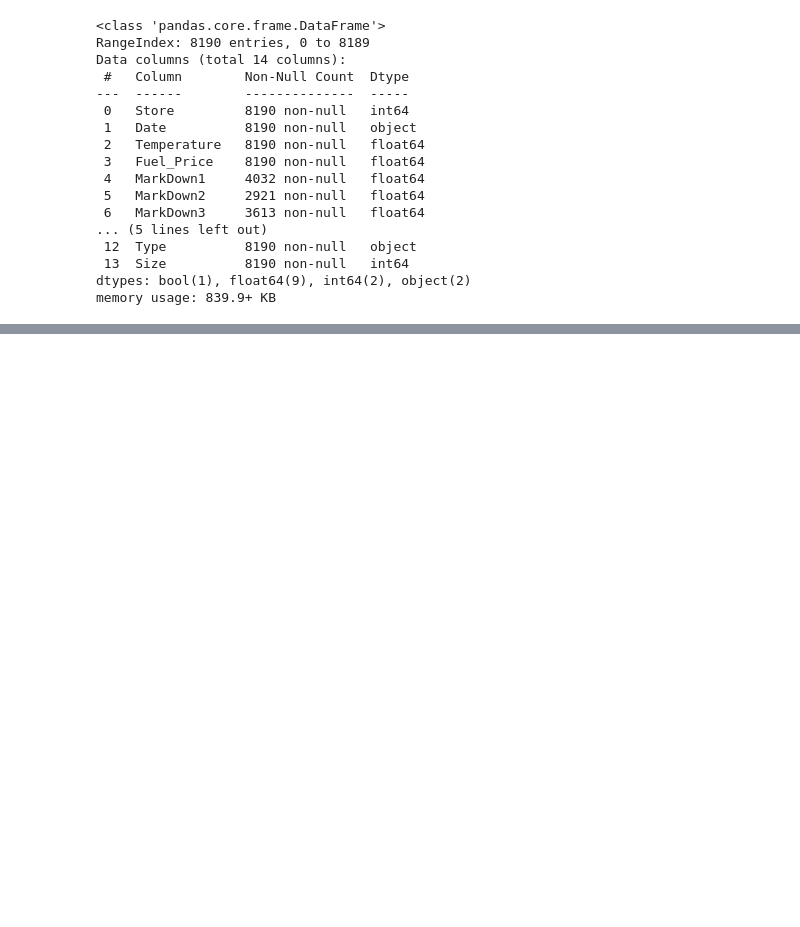
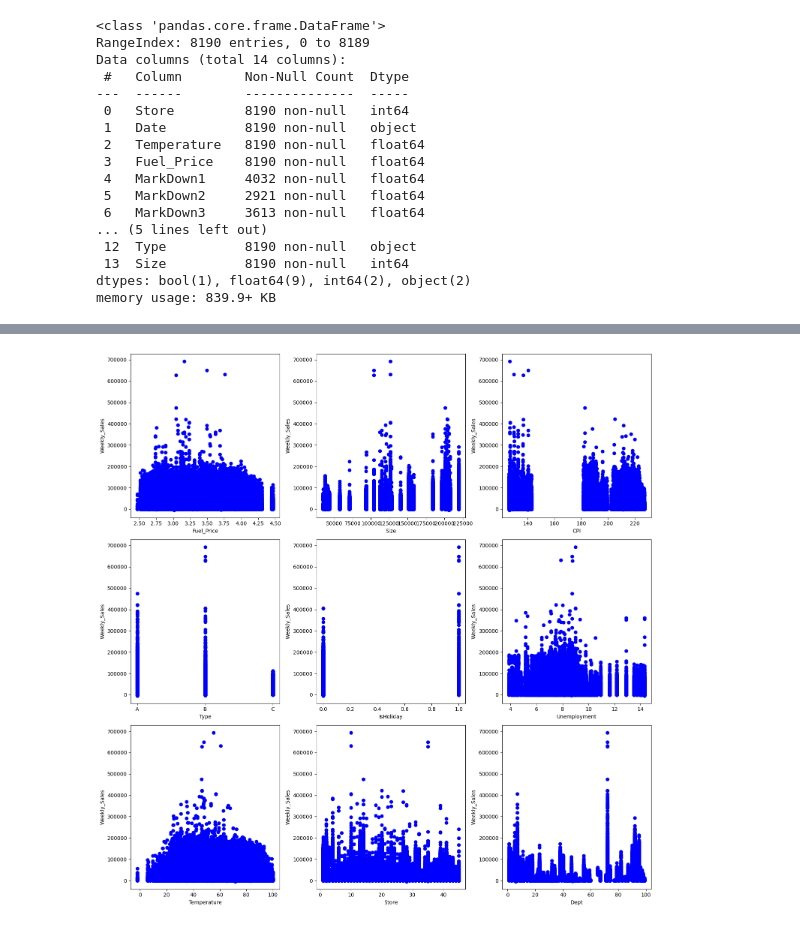
Before and after one commit to vrushalipr/Walmart-Sales-Forecasting, a Jupyter notebook: walmart_sales_forecasting.ipynb, the cells around one changed output, grey strips where cells are left out. Saved outputs shown, nothing was run; the diff lists cells and outputs as text; code cells hidden in the pictures; blank space fills up the shorter version.

```diff
--- a/walmart_sales_forecasting.ipynb
+++ b/walmart_sales_forecasting.ipynb
@@ -203,0 +286,5 @@ memory usage: 839.9+ KB
+# %%
+from datetime import datetime
+df['Date'] = pd.to_datetime(df['Date'])
+train_df['Date'] = pd.to_datetime(train_df['Date'])
+test_df['Date'] = pd.to_datetime(test_df['Date'])
@@ -203,0 +326,5 @@ memory usage: 839.9+ KB
+# %%
+# Extracting week number and year from the 'Date' column
+df['Week'] = df['Date'].dt.isocalendar().week
+df['Year'] = df['Date'].dt.year
+df.head()
@@ -203,0 +338,4 @@ memory usage: 839.9+ KB
+# %%
+# Merging with train_df
+train_merge = train_df.merge(df, how='inner', on=['Store', 'Date', 'IsHoliday']).sort_values(by=['Store','Dept','Date']).reset_index(drop=True)
+train_merge.head()
@@ -203,0 +361,18 @@ memory usage: 839.9+ KB
+# %%
+# List of columns to create scatter plots with respect to 'Weekly_Sales'
+columns = ['Fuel_Price', 'Size', 'CPI', 'Type', 'IsHoliday', 'Unemployment', 'Temperature', 'Store', 'Dept']
+
+# Create subplots with 3 columns, adjust rows based on the number of columns
+fig, axes = plt.subplots((len(columns) + 2) // 3, 3, figsize=(15, 5 * ((len(columns) + 2) // 3)))
+
+# Flatten axes and plot
+for i, column in enumerate(columns):
+    ax = axes.flatten()[i]
+    ax.scatter(train_merge[column], train_merge['Weekly_Sales'], color='blue')
+    ax.set_xlabel(column)
+    ax.set_ylabel('Weekly_Sales')
+
+plt.tight_layout()
+plt.show()
+# %% [output]
+[figure, added]
```
Also changed, not shown: parts of 16 cells of this notebook.
